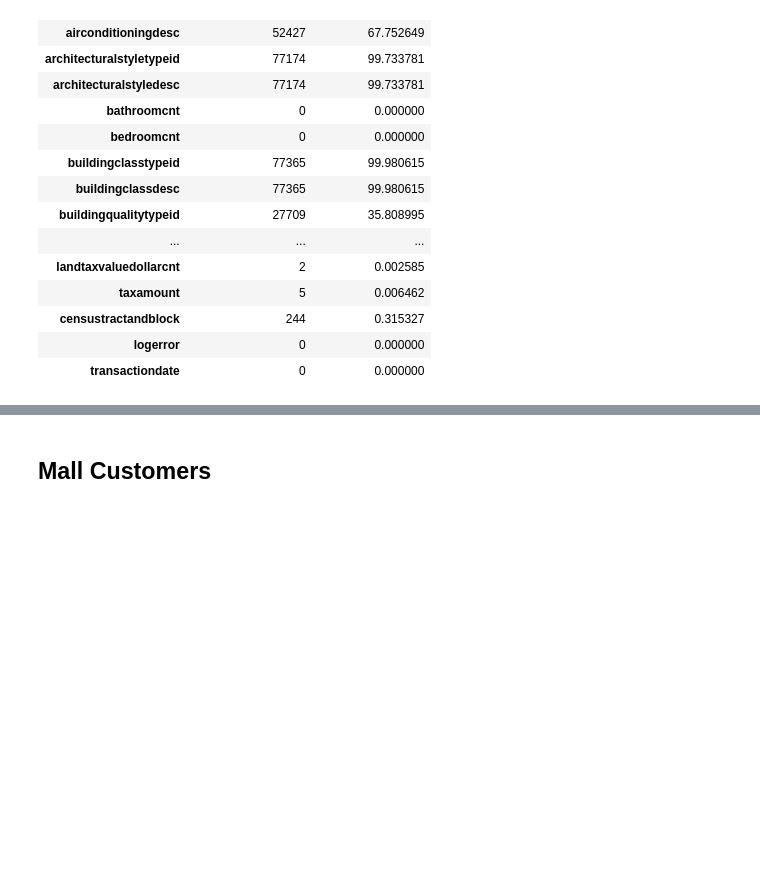
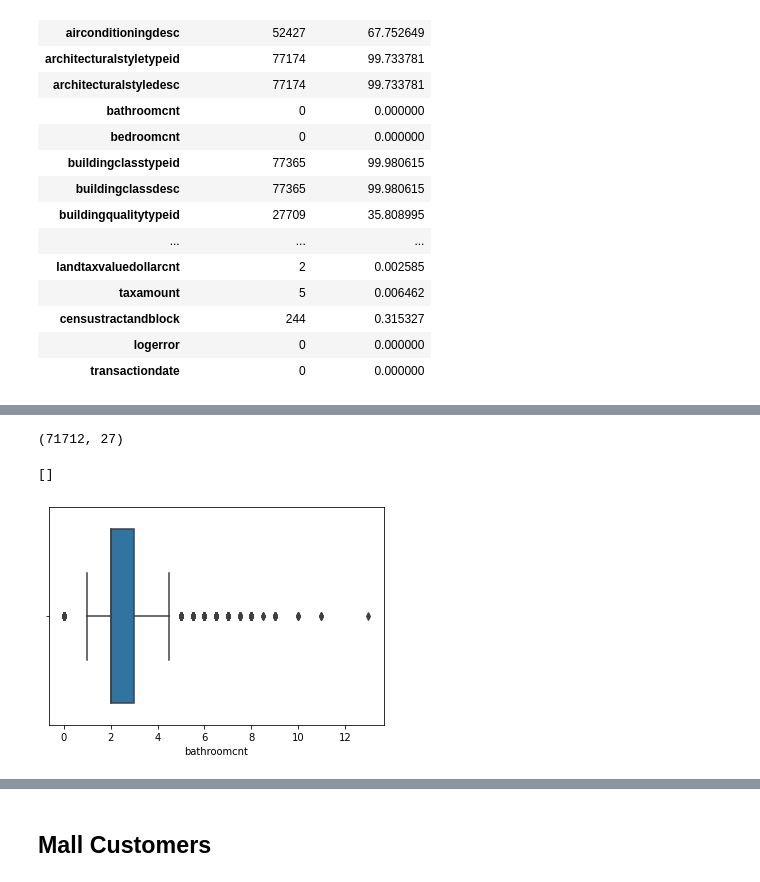
Before and after one commit to rajeshlamichhane04/clustering-exercises, a Jupyter notebook: zillow.ipynb, the cells around one changed output, grey strips where cells are left out. Saved outputs shown, nothing was run; the diff lists cells and outputs as text; code cells hidden in the pictures; blank space fills up the shorter version.

```diff
--- a/zillow.ipynb
+++ b/zillow.ipynb
@@ -180,0 +216,6 @@ df.propertylandusedesc.value_counts(dropna = False).to_frame()
+# %%
+#we are goning to define single homes as property which 1 main entrance door
+single_home = ['Single Family Residential', 'Condominium',
+               'Townhouse', 'Manufactured, Modular, Prefabricated Homes',
+               'Mobile Home']
+zillow = zillow[zillow.propertylandusedesc.isin(single_home)]
@@ -180,0 +237,2 @@ df.propertylandusedesc.value_counts(dropna = False).to_frame()
+# %%
+zillow = zillow[(zillow.unitcnt == 1 )|(zillow.unitcnt.isna())]
@@ -180,0 +263,20 @@ df.propertylandusedesc.value_counts(dropna = False).to_frame()
+# %%
+def handle_missing_values(df,prop_required_columns,prop_required_row):
+    threshold = int(round(prop_required_columns * len(df.index),0))
+    df = df.dropna(axis = 1 , thresh = threshold)
+    threshold = int(round(prop_required_row * len(df.columns),0 ))
+    df = df.dropna(axis = 0, thresh = threshold)
+    return df
+# %%
+zillow = handle_missing_values(zillow, prop_required_columns = .6 , prop_required_row = .75 )
+# %%
+zillow.shape
+# %% [output]
+(71712, 27)
+# %%
+#lets see about ourtliers
+sns.boxplot(zillow.bathroomcnt)
+plt.plot()
+# %% [output]
+[]
+[figure, added]
```
Also changed, not shown: parts of 31 cells of this notebook.
